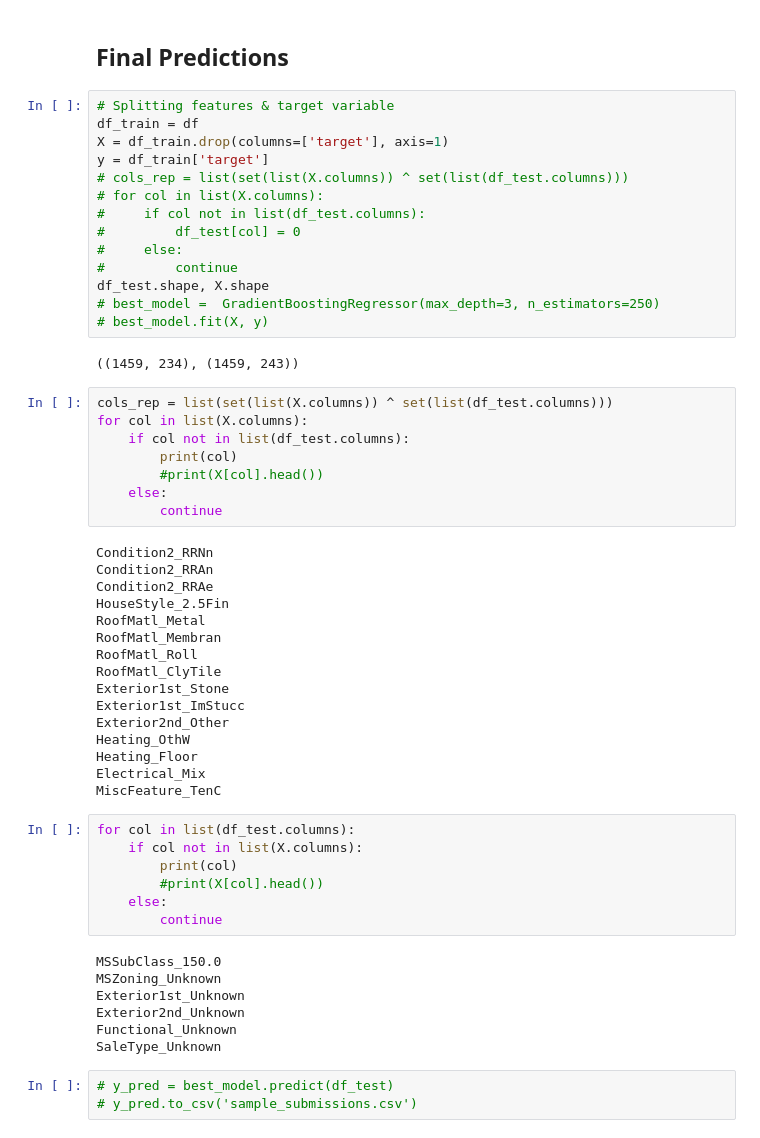
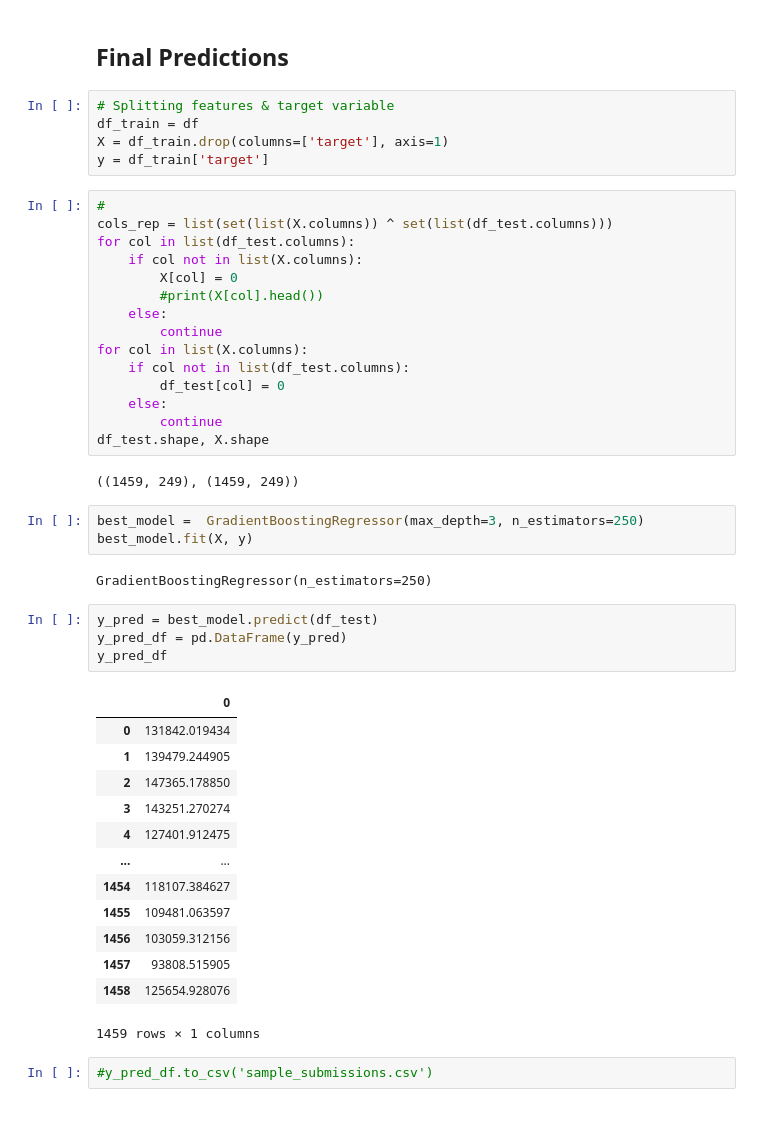
Before and after one commit to aorsot1/data_science_kaggle_datasets, a Jupyter notebook: Competitions/Python/house-price-regression.ipynb, the cells around one changed output. Drawn from its saved outputs; the diff is of its cells as text.

```diff
--- a/Competitions/Python/house-price-regression.ipynb
+++ b/Competitions/Python/house-price-regression.ipynb
@@ -1171,55 +1171,45 @@ df_test[num_vars].head()
 df_train = df
 X = df_train.drop(columns=['target'], axis=1)
 y = df_train['target']
-# cols_rep = list(set(list(X.columns)) ^ set(list(df_test.columns)))
-# for col in list(X.columns):
-#     if col not in list(df_test.columns):
-#         df_test[col] = 0
-#     else:
-#         continue
-df_test.shape, X.shape
-# best_model =  GradientBoostingRegressor(max_depth=3, n_estimators=250)
-# best_model.fit(X, y)
-# %% [output]
-((1459, 234), (1459, 243))
 # %%
+#
 cols_rep = list(set(list(X.columns)) ^ set(list(df_test.columns)))
-for col in list(X.columns):
-    if col not in list(df_test.columns):
-        print(col)
+for col in list(df_test.columns):
+    if col not in list(X.columns):
+        X[col] = 0
         #print(X[col].head())
     else:
         continue
+for col in list(X.columns):
+    if col not in list(df_test.columns):
+        df_test[col] = 0
+    else:
+        continue
+df_test.shape, X.shape
 # %% [output]
-Condition2_RRNn
-Condition2_RRAn
-Condition2_RRAe
-HouseStyle_2.5Fin
-RoofMatl_Metal
-RoofMatl_Membran
-RoofMatl_Roll
-RoofMatl_ClyTile
-Exterior1st_Stone
-Exterior1st_ImStucc
-Exterior2nd_Other
-Heating_OthW
-Heating_Floor
-Electrical_Mix
-MiscFeature_TenC
+((1459, 249), (1459, 249))
-# %%
-for col in list(df_test.columns):
-    if col not in list(X.columns):
-        print(col)
-        #print(X[col].head())
-    else:
-        continue
-# %% [output]
-MSSubClass_150.0
-MSZoning_Unknown
-Exterior1st_Unknown
-Exterior2nd_Unknown
-Functional_Unknown
-SaleType_Unknown
+# %%
+best_model =  GradientBoostingRegressor(max_depth=3, n_estimators=250)
+best_model.fit(X, y)
+# %% [output]
+GradientBoostingRegressor(n_estimators=250)
 # %%
-# y_pred = best_model.predict(df_test)
-# y_pred.to_csv('sample_submissions.csv')
+y_pred = best_model.predict(df_test)
+y_pred_df = pd.DataFrame(y_pred)
+y_pred_df
+# %% [output]
+|  | 0 |
+| 0 | 131842.019434 |
+| 1 | 139479.244905 |
+| 2 | 147365.178850 |
+| 3 | 143251.270274 |
+| 4 | 127401.912475 |
+| ... | ... |
+| 1454 | 118107.384627 |
+| 1455 | 109481.063597 |
+| 1456 | 103059.312156 |
+| 1457 | 93808.515905 |
+| 1458 | 125654.928076 |
+1459 rows × 1 columns
+# %%
+#y_pred_df.to_csv('sample_submissions.csv')
```
Also changed, not shown: parts of 2 cells of this notebook.
